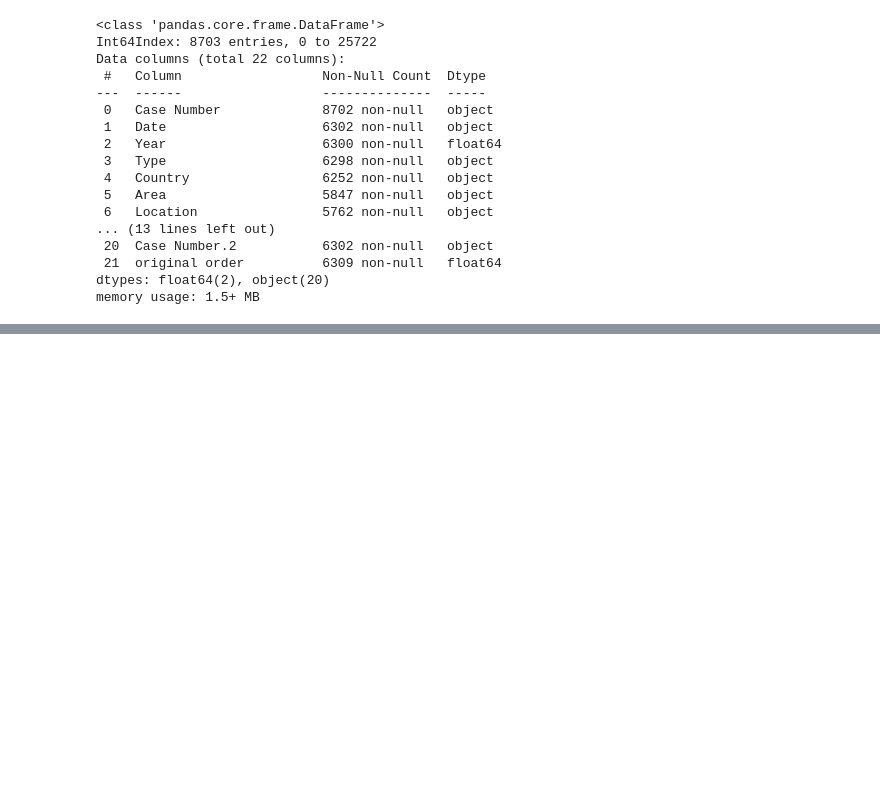
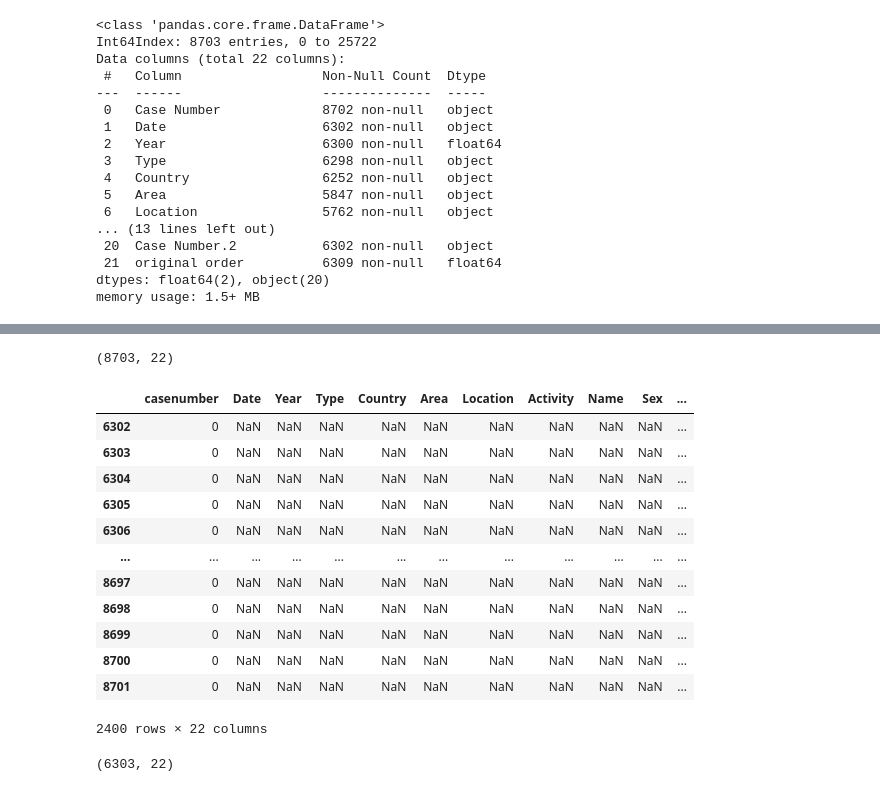
Before and after one commit to mariadelascotrina/Data-cleaning_Sharks, a Jupyter notebook: limpiar.ipynb, the cells around one changed output, grey strips where cells are left out. Cells and saved outputs as stored; diff of their text form; code cells hidden in the pictures; blank space fills up the shorter version.

```diff
--- a/limpiar.ipynb
+++ b/limpiar.ipynb
@@ -102,0 +124,4 @@ memory usage: 1.5+ MB
+# %%
+para_Casenumber = {"Case Number": "casenumber"}
+# %%
+tiburones.rename(columns=para_Casenumber, inplace=True)
@@ -102,0 +138,26 @@ memory usage: 1.5+ MB
+# %%
+tiburones.shape
+# %% [output]
+(8703, 22)
+# %%
+tiburones[(tiburones.casenumber=="0")]
+# %% [output]
+|  | casenumber | Date | Year | Type | Country | Area | Location | Activity | Name | Sex | ... |
+| 6302 | 0 | NaN | NaN | NaN | NaN | NaN | NaN | NaN | NaN | NaN | ... |
+| 6303 | 0 | NaN | NaN | NaN | NaN | NaN | NaN | NaN | NaN | NaN | ... |
+| 6304 | 0 | NaN | NaN | NaN | NaN | NaN | NaN | NaN | NaN | NaN | ... |
+| 6305 | 0 | NaN | NaN | NaN | NaN | NaN | NaN | NaN | NaN | NaN | ... |
+| 6306 | 0 | NaN | NaN | NaN | NaN | NaN | NaN | NaN | NaN | NaN | ... |
+| ... | ... | ... | ... | ... | ... | ... | ... | ... | ... | ... | ... |
+| 8697 | 0 | NaN | NaN | NaN | NaN | NaN | NaN | NaN | NaN | NaN | ... |
+| 8698 | 0 | NaN | NaN | NaN | NaN | NaN | NaN | NaN | NaN | NaN | ... |
+| 8699 | 0 | NaN | NaN | NaN | NaN | NaN | NaN | NaN | NaN | NaN | ... |
+| 8700 | 0 | NaN | NaN | NaN | NaN | NaN | NaN | NaN | NaN | NaN | ... |
+| 8701 | 0 | NaN | NaN | NaN | NaN | NaN | NaN | NaN | NaN | NaN | ... |
+2400 rows × 22 columns
+# %%
+tiburones2 = tiburones.drop(tiburones[tiburones['casenumber']=="0"].index)
+
+tiburones2.shape
+# %% [output]
+(6303, 22)
```
Also changed, not shown: parts of 13 cells of this notebook.
